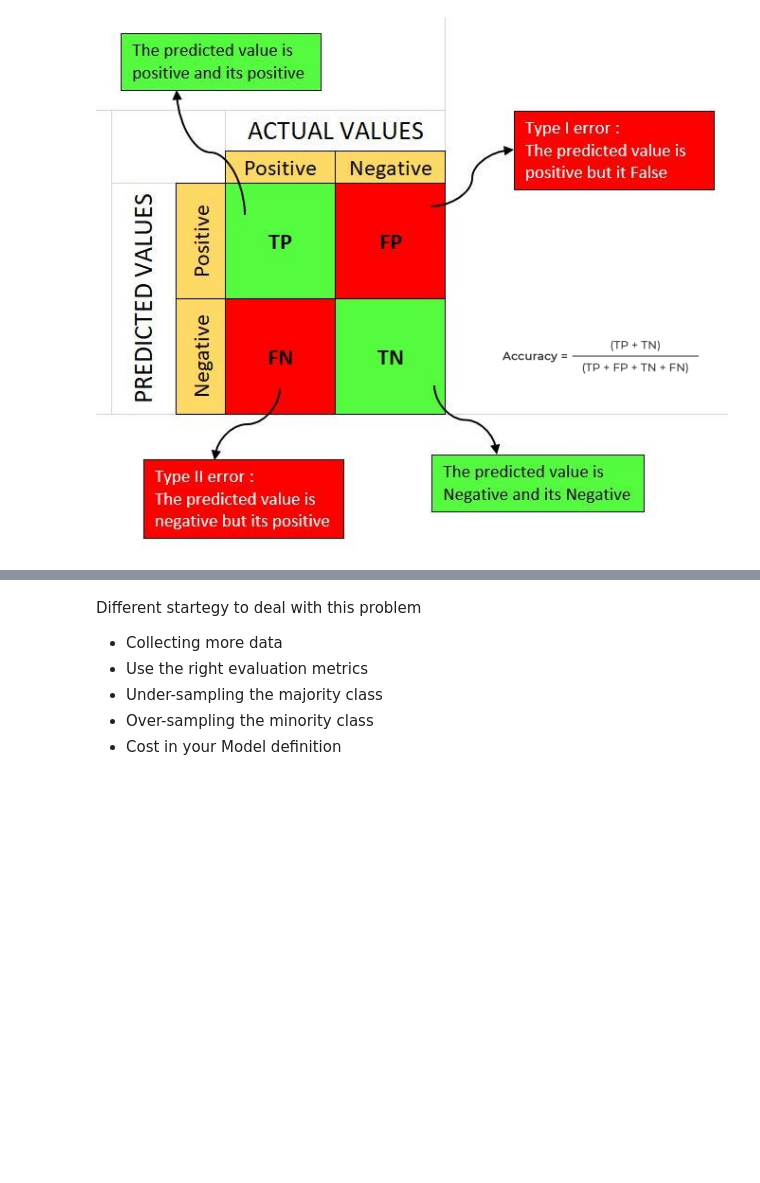
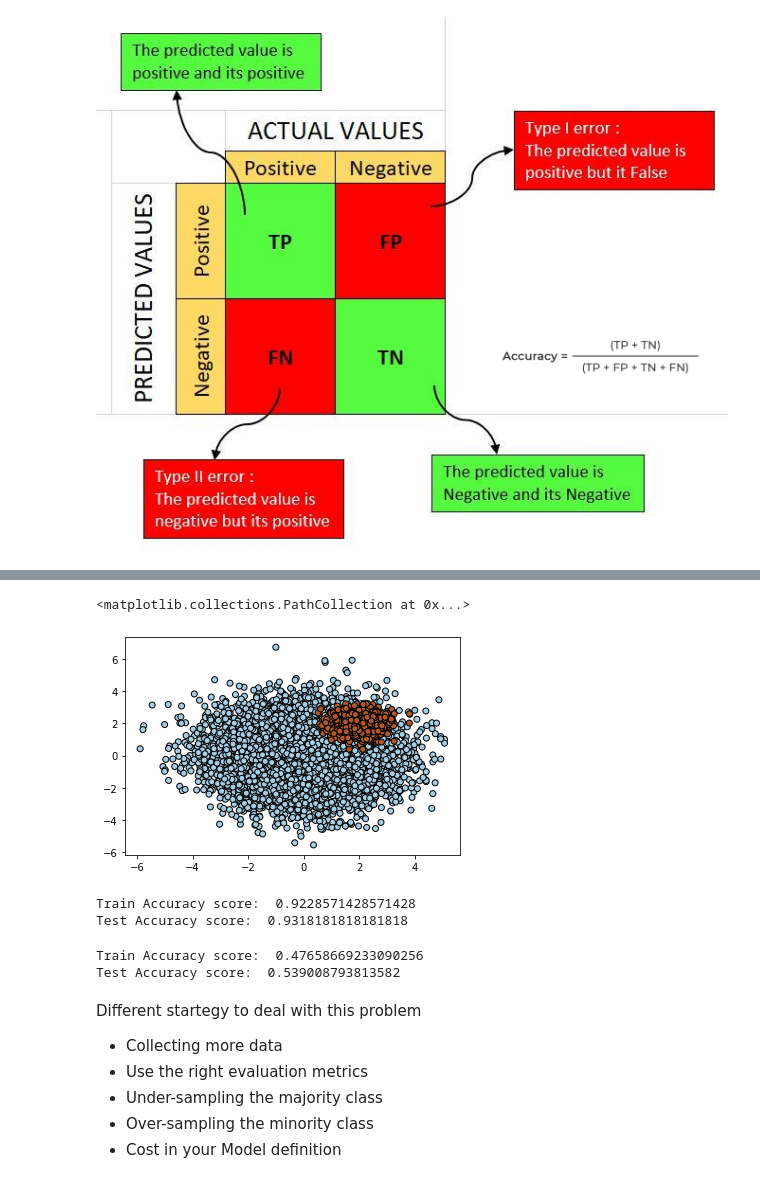
Before and after one commit to carraraig/Introduction_to_ML, a Jupyter notebook: TP_2024/Lesson3/Lez3.ipynb, the cells around one changed output, grey strips where cells are left out. Saved outputs shown, nothing was run; the diff lists cells and outputs as text; code cells hidden in the pictures; blank space fills up the shorter version.

```diff
--- a/TP_2024/Lesson3/Lez3.ipynb
+++ b/TP_2024/Lesson3/Lez3.ipynb
@@ -64,0 +86,24 @@ y_pred = clf.predict(X_test)
+# %%
+import matplotlib.pyplot as plt
+
+from sklearn.linear_model import LogisticRegression
+from sklearn.datasets import make_blobs
+
+# we create two clusters of random points
+n_samples_1 = 10000
+n_samples_2 = 1000
+centers = [[0.0, 0.0], [2.0, 2.0]]
+clusters_std = [1.5, 0.5]
+X, y = make_blobs(
+    n_samples=[n_samples_1, n_samples_2],
+    centers=centers,
+    cluster_std=clusters_std,
+    random_state=42,
+    shuffle=False,
+)
+# %%
+# plot the samples
+plt.scatter(X[:, 0], X[:, 1], c=y, cmap=plt.cm.Paired, edgecolors="k")
+# %% [output]
+<matplotlib.collections.PathCollection at 0x...>
+[figure, added]
@@ -65,3 +123,19 @@ y_pred = clf.predict(X_test)
+# %%
+from sklearn.metrics import accuracy_score, matthews_corrcoef
+
+# Using Accuracy
+print("Train Accuracy score: ", accuracy_score(y_train, y_pred_train))
+print("Test Accuracy score: ", accuracy_score(y_test, y_pred_test))
+# %% [output]
+Train Accuracy score:  0.9228571428571428
+Test Accuracy score:  0.9318181818181818
+# %%
+# Using MCC
+print("Train Accuracy score: ", matthews_corrcoef(y_train, y_pred_train))
+print("Test Accuracy score: ", matthews_corrcoef(y_test, y_pred_test))
+# %% [output]
+Train Accuracy score:  0.47658669233090256
+Test Accuracy score:  0.539008793813582
 # %% [markdown]
 Different startegy to deal with this problem
 - Collecting more data
```
Also changed, not shown: parts of 45 cells of this notebook, 1 other file.
